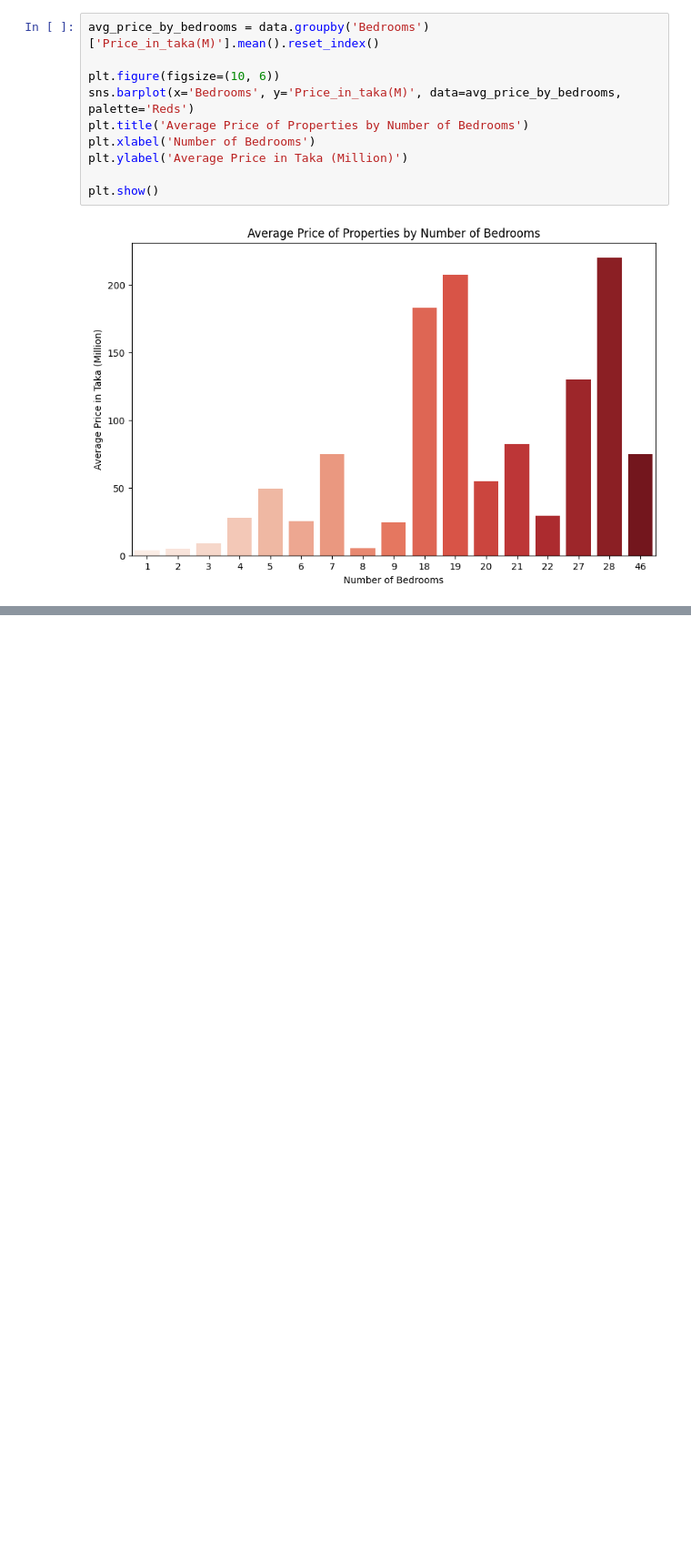
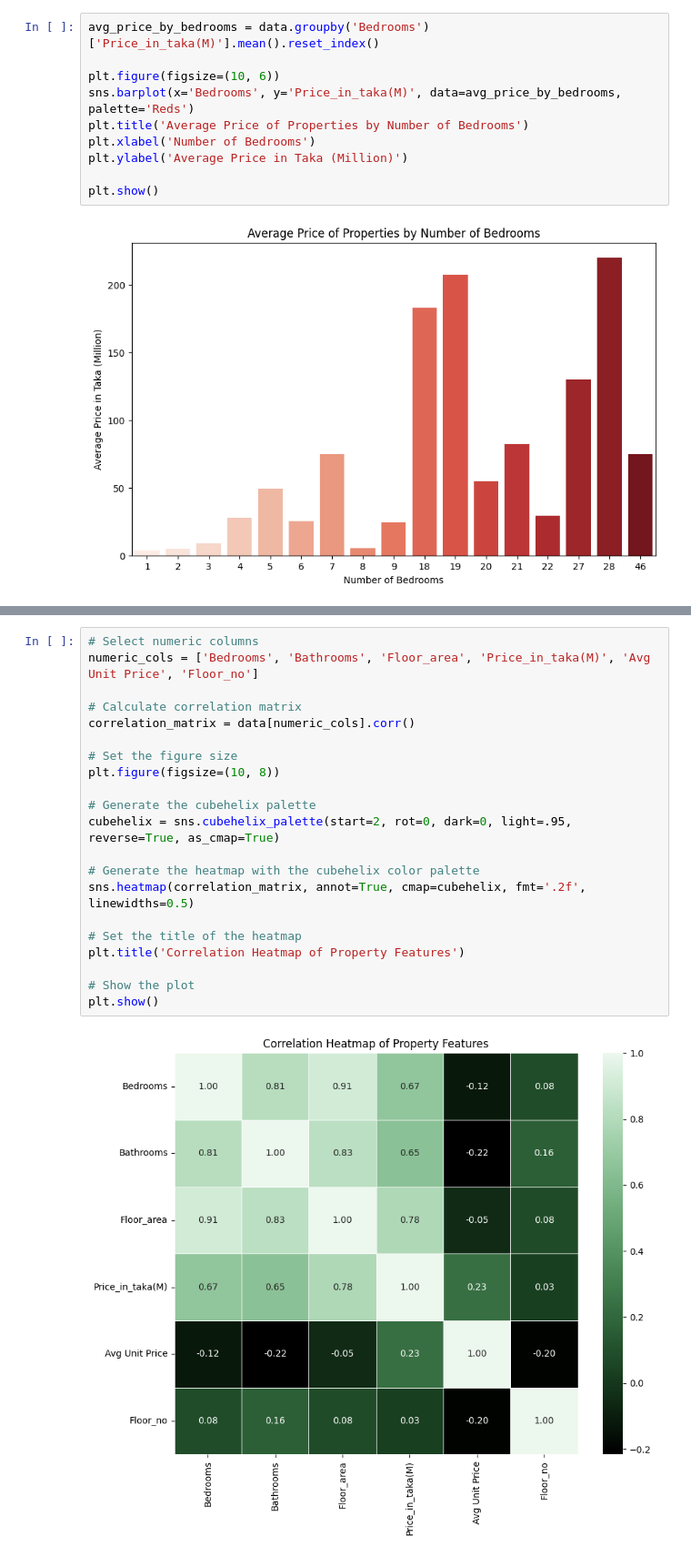
Before and after one commit to ishuu19/My_Practice, a Jupyter notebook: dhaka-bangladesh-rent-analysis.ipynb, the cells around one changed output, grey strips where cells are left out. Shown: that part at 91% size. Cells and saved outputs as stored; diff of their text form; blank space fills up the shorter version.

```diff
--- a/dhaka-bangladesh-rent-analysis.ipynb
+++ b/dhaka-bangladesh-rent-analysis.ipynb
@@ -480,0 +598,23 @@ plt.show()
+# %%
+# Select numeric columns
+numeric_cols = ['Bedrooms', 'Bathrooms', 'Floor_area', 'Price_in_taka(M)', 'Avg Unit Price', 'Floor_no']
+
+# Calculate correlation matrix
+correlation_matrix = data[numeric_cols].corr()
+
+# Set the figure size
+plt.figure(figsize=(10, 8))
+
+# Generate the cubehelix palette
+cubehelix = sns.cubehelix_palette(start=2, rot=0, dark=0, light=.95, reverse=True, as_cmap=True)
+
+# Generate the heatmap with the cubehelix color palette
+sns.heatmap(correlation_matrix, annot=True, cmap=cubehelix, fmt='.2f', linewidths=0.5)
+
+# Set the title of the heatmap
+plt.title('Correlation Heatmap of Property Features')
+
+# Show the plot
+plt.show()
+# %% [output]
+[figure, added]
```
Also changed, not shown: parts of 6 cells of this notebook.
